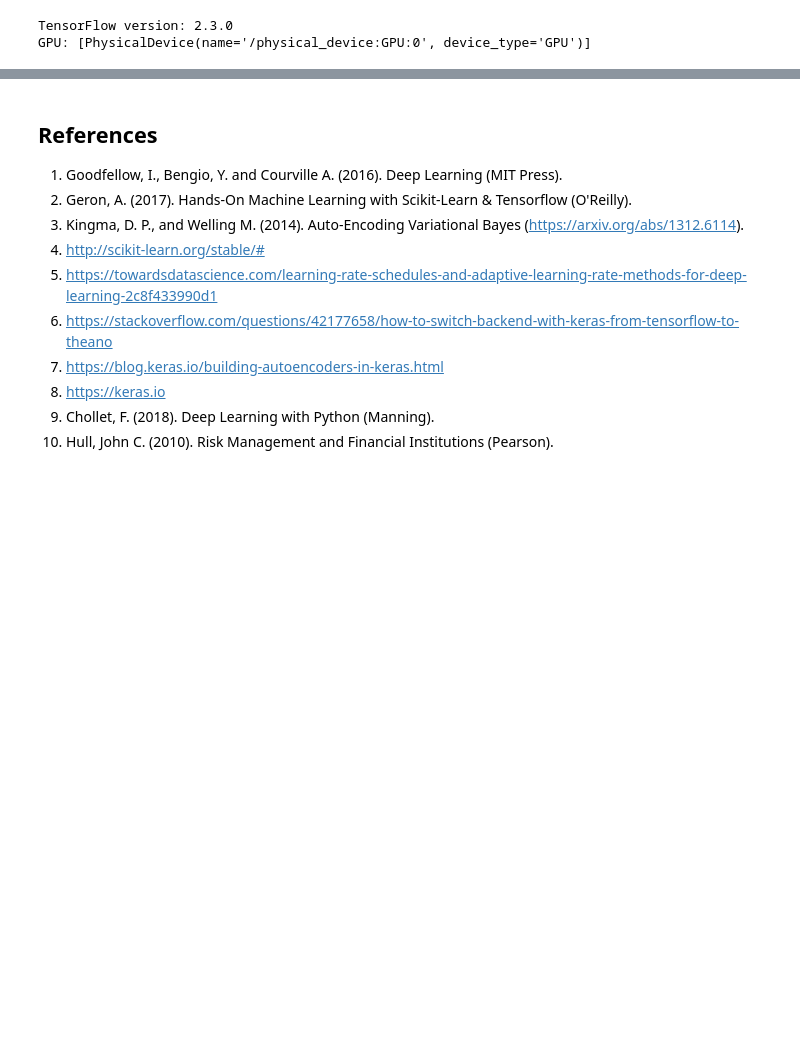
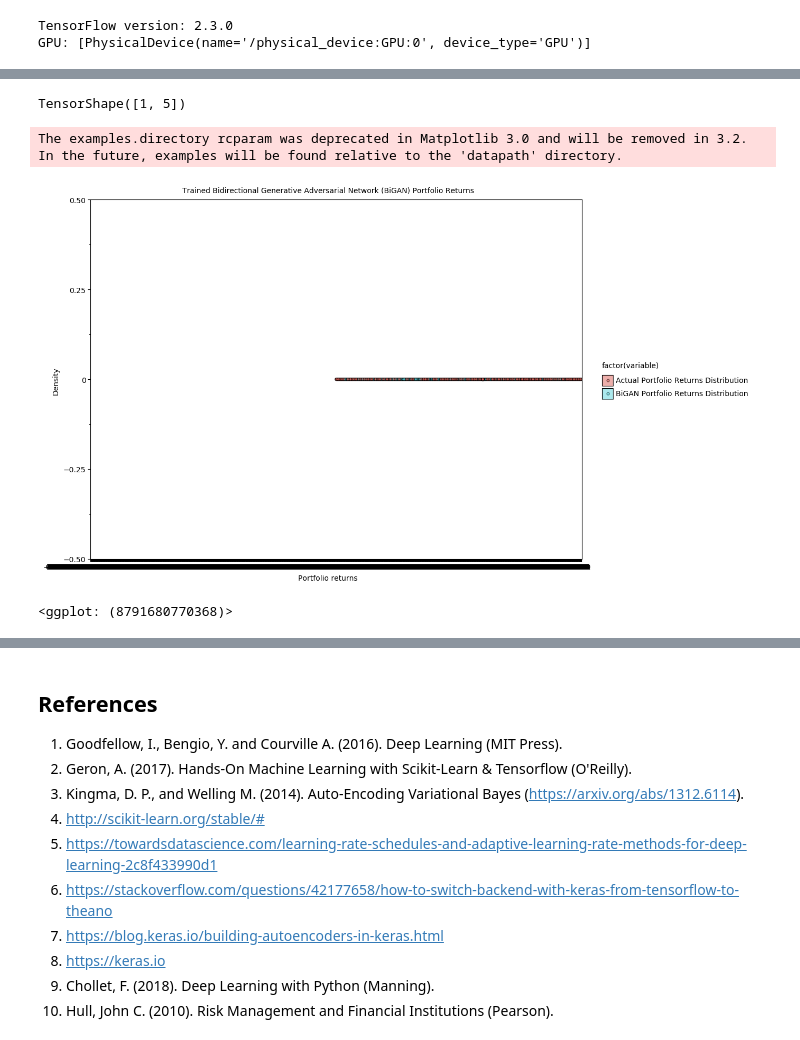
Before and after one commit to hamaadshah/market_risk_gan_tensorflow, a Jupyter notebook: Python/market_risk.ipynb, the cells around one changed output, grey strips where cells are left out. Cells and saved outputs as stored; diff of their text form; code cells hidden in the pictures; blank space fills up the shorter version.

```diff
--- a/Python/market_risk.ipynb
+++ b/Python/market_risk.ipynb
@@ -837,0 +729,48 @@ ret_data /= std
+# %%
+(generator(z=np.array(object=[xi])).shape)
+# %% [output]
+TensorShape([1, 5])
+# %%
+n_sim = 1000
+noise = np.random.uniform(low=-1.0, high=1.0, size=(n_sim, z_size))
+x = np.zeros(shape=(n_sim, 5))
+x_mean = np.zeros(shape=n_sim)
+for i, xi in enumerate(iterable=noise):
+    x[i, :] = (generator(z=np.array(object=[xi]))[0] * std) + mean
+    x_mean[i] = np.average(a=x[i, :])
+
+act_mean = np.zeros(shape=ret_data.shape[0])
+for i in range(ret_data.shape[0]):
+    act_mean[i] = np.average(a=(ret_data.iloc[i] * std) + mean)
+
+plotnine.options.figure_size = (12, 9)
+plot = (
+    plotnine.ggplot(+
+        pd.melt(
+            pd.concat(
+                [
+                    pd.DataFrame(
+                        x_mean, columns=["BiGAN Portfolio Returns Distribution"]
+                    ).reset_index(drop=True),
+                    pd.DataFrame(
+                        act_mean, columns=["Actual Portfolio Returns Distribution"]
+                    ).reset_index(drop=True),
+                ],
+                axis=1,
+            )
+        )
+    )
+    + plotnine.geom_density(plotnine.aes(x="value", fill="factor(variable)"), alpha=0.5, color="black")
+    + plotnine.geom_point(plotnine.aes(x="value", y=0, fill="factor(variable)"), alpha=0.5, color="black")
+    + plotnine.xlab("Portfolio returns")
+    + plotnine.ylab("Density")
+    + plotnine.ggtitle(
+        "Trained Bidirectional Generative Adversarial Network (BiGAN) Portfolio Returns"
+    )
+    + plotnine.theme_matplotlib()
+)
+plot
+# %% [output]
+The examples.directory rcparam was deprecated in Matplotlib 3.0 and will be removed in 3.2. In the future, examples will be found relative to the 'datapath' directory.
+[figure, added]
+<ggplot: (8791680770368)>
```
Also changed, not shown: parts of 7 cells of this notebook.
